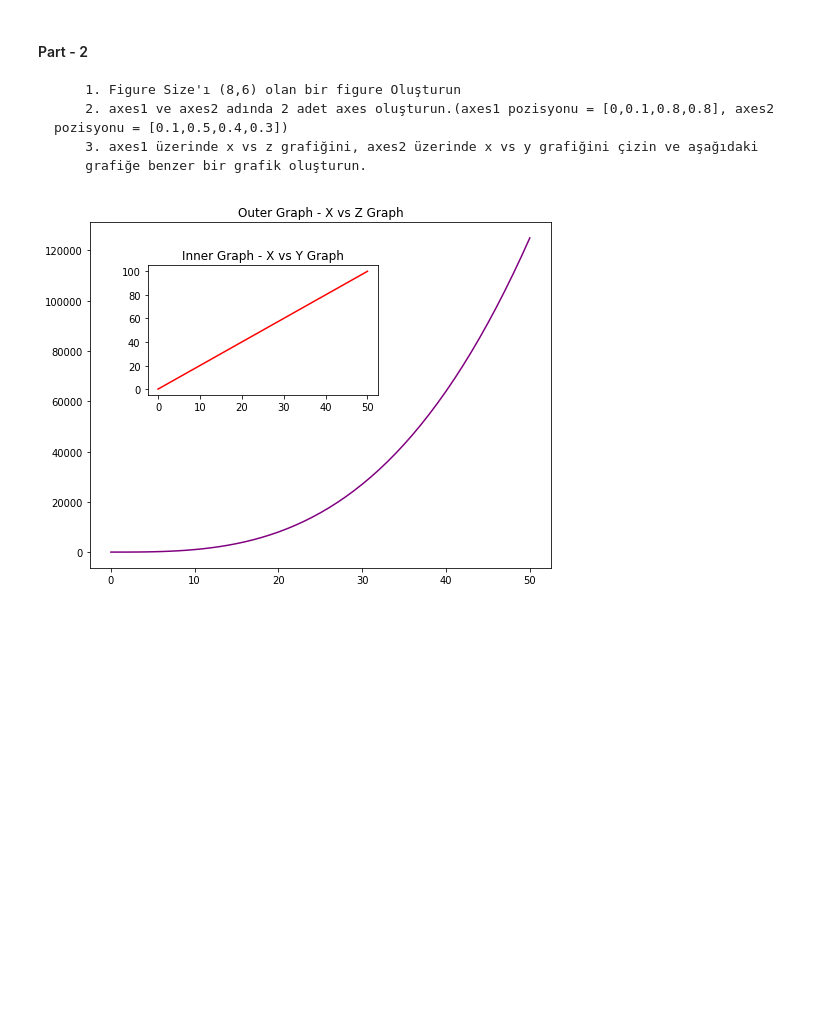
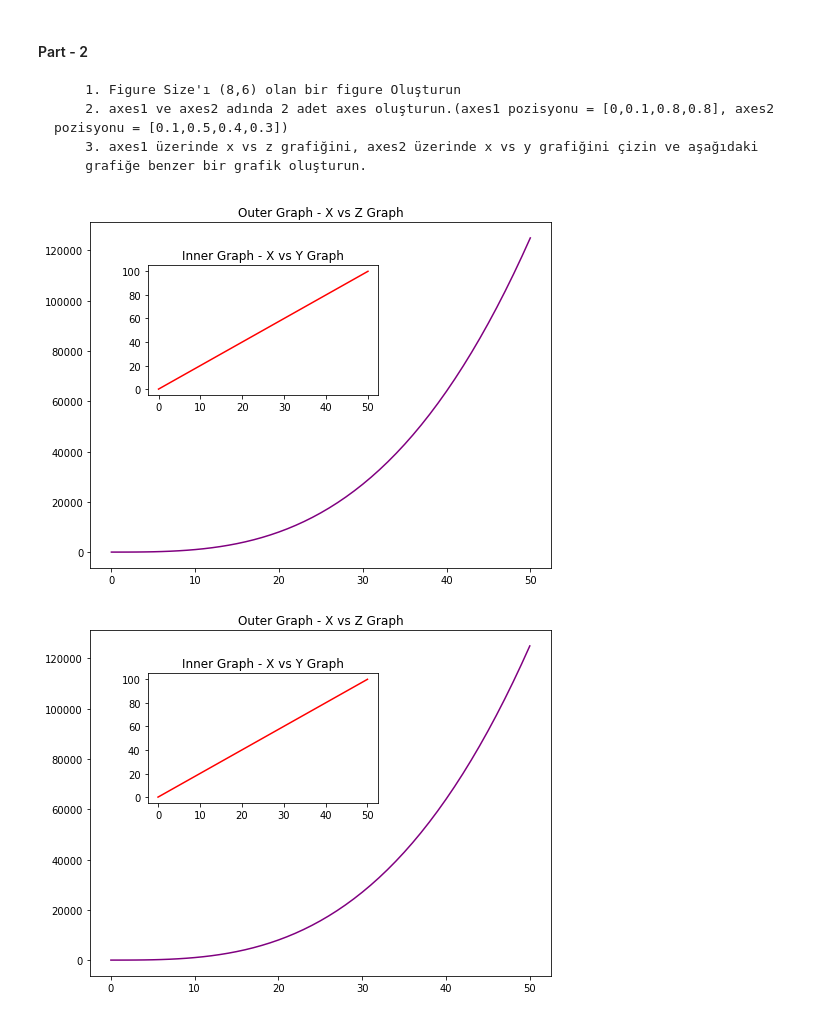
Before and after one commit to ProEgitim/Python-Dersleri-BEM, a Jupyter notebook: Note/10- Veri Analizi/Matplotlib/Ornek1.ipynb, the cells around one changed output. Saved outputs shown, nothing was run; the diff lists cells and outputs as text; code cells hidden in the pictures; blank space fills up the shorter version.

```diff
--- a/Note/10- Veri Analizi/Matplotlib/Ornek1.ipynb
+++ b/Note/10- Veri Analizi/Matplotlib/Ornek1.ipynb
@@ -21,6 +31,17 @@ z = x ** 3
         2. axes1 ve axes2 adında 2 adet axes oluşturun.(axes1 pozisyonu = [0,0.1,0.8,0.8], axes2          pozisyonu = [0.1,0.5,0.4,0.3])
         3. axes1 üzerinde x vs z grafiğini, axes2 üzerinde x vs y grafiğini çizin ve aşağıdaki
         grafiğe benzer bir grafik oluşturun.
+# %%
+fig = plt.figure(figsize=(8,6))
+axes1=fig.add_axes([0,0.1,0.8,0.8])
+axes2=fig.add_axes([0.1,0.5,0.4,0.3])
+axes1.plot(x,z,color="purple")
+axes1.set_title("Outer Graph - X vs Z Graph")
+axes2.plot(x,y,color="red")
+axes2.set_title("Inner Graph - X vs Y Graph")
+plt.show()
+# %% [output]
+[figure, added]
 # %%
 # Bu satırı çalıştırmayın.
 # %% [output]
```
Also changed, not shown: parts of 1 cell of this notebook.
